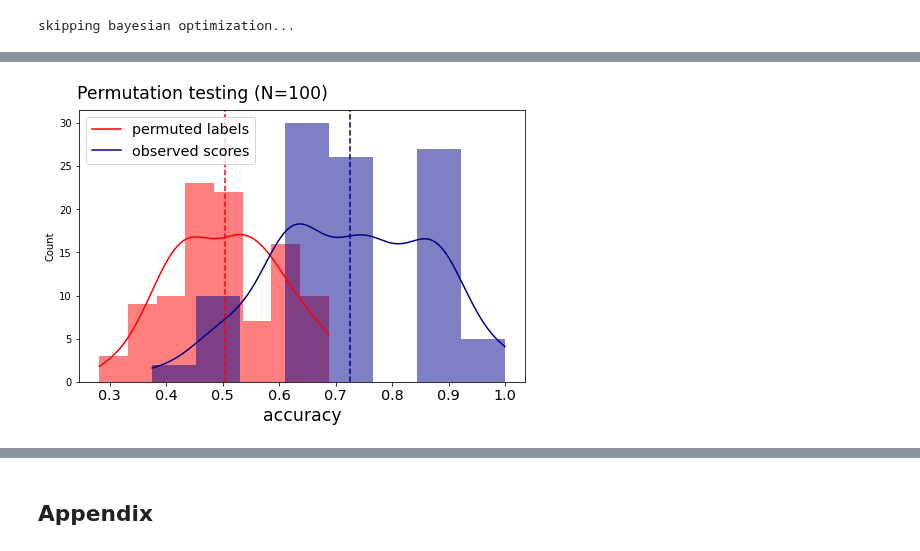
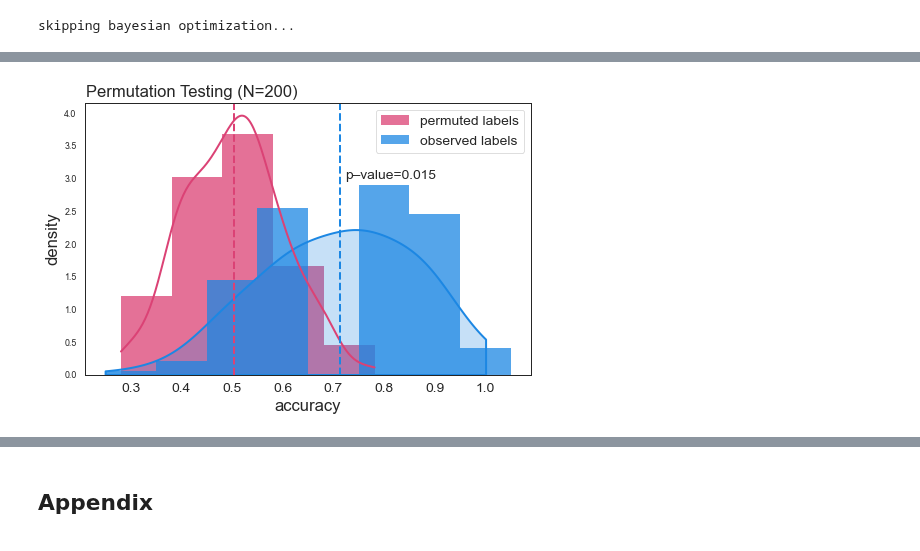
Before and after one commit to morteza/ACNets, a Jupyter notebook: notebooks/1 Connectivity Classifier.ipynb, the cells around one changed output, grey strips where cells are left out. Saved outputs shown, nothing was run; the diff lists cells and outputs as text; code cells hidden in the pictures.

```diff
--- a/notebooks/1 Connectivity Classifier.ipynb
+++ b/notebooks/1 Connectivity Classifier.ipynb
@@ -183,7 +193,7 @@ best estimator: Pipeline(steps=[('connectivity',
 # PLOT MODEL PERFORMANCE
 
 def _create_label(params):
-    return f'$\\bf{{{params[0]}}}$\n{params[1]}'.replace('_', '\\_')
+    return f'$\\bf{{{params[0]}}}$\n{params[1]}'.replace('_2mm', '').replace('_','\\_')
 
 
 def plot_scores(grid, X=None, y=None, plot_chance=True, n_subjects=32):
@@ -231,8 +241,7 @@ def plot_scores(grid, X=None, y=None, plot_chance=True, n_subjects=32):
     plt.suptitle(f'classification {grid.scoring} (validation set)', fontsize='xx-large', y=.95)
     plt.grid(axis='y')
 
-
-
+sns.set('paper', 'ticks')
 plot_scores(grid, X, y)
 plt.show()
 # %% [output]
@@ -332,37 +343,43 @@ sns.stripplot(x="cv_test_score", y="label", data=scores,
+# %%
+# PERMUTATION TESTING (SHUFFLE Y)
+
+from sklearn.model_selection import permutation_test_score
+
+_, perm_scores, pvalue = permutation_test_score(grid.best_estimator_, X, y,
+                                                scoring='accuracy',
+                                                n_permutations=200,
+                                                cv=4,
+                                                n_jobs=-1, verbose=1)
+
+cv_scores = cross_val_score(grid.best_estimator_, X, y,
+                            cv=StratifiedShuffleSplit(n_splits=200, test_size=8),
+                            scoring='accuracy', n_jobs=-1)
 # %%
-# PERMUTATION TESTING (SHUFFLE Y)
-
-from sklearn.model_selection import permutation_test_score
-
-_, perm_scores, pvalue = permutation_test_score(grid.best_estimator_, X, y,
-                                                scoring='accuracy',
-                                                n_permutations=100,
-                                                cv=4,
-                                                n_jobs=-1, verbose=1)
-
-cv_scores = cross_val_score(grid.best_estimator_, X, y,
-                            cv=StratifiedShuffleSplit(n_splits=100, test_size=8),
-                            scoring='accuracy', n_jobs=-1)
-
 
 # Now plot permuted scores along with the cross-validated scores
 
+sns.set('paper','white')
 _, ax = plt.subplots(figsize=(8,5))
 
 # permutation scores
-sns.histplot(perm_scores, kde=True, ax=ax, color='red', lw=0)
-ax.axvline(perm_scores.mean(), color='red', ls='--', label='_nolegend_')
+sns.histplot(perm_scores, ax=ax, color=(.86, .26, .46), lw=0, binwidth=.1, stat='density', label='permuted labels',)
+sns.kdeplot(perm_scores, ax=ax, color=(.86, .26, .46), lw=2, cut=0)
+ax.axvline(perm_scores.mean(), color=(.86, .26, .46), ls='--', lw=2)
 
 # observation scores
-sns.histplot(cv_scores, kde=True, ax=ax, color='darkblue', lw=0)
-ax.axvline(cv_scores.mean(), color='darkblue', ls='--', label='_nolegend_')
+sns.histplot(cv_scores, ax=ax, color=(.11, .53, .89), lw=0, binwidth=.1, stat='density',  label='observed labels')
+g = sns.kdeplot(cv_scores, ax=ax, color=(.11, .53, .89), lw=2, fill=True, cut=0, bw_method=.5)
+ax.axvline(cv_scores.mean(), color=(.11, .53, .89), ls='--', lw=2)
 
 # tweaks
 plt.xlabel('accuracy', fontsize='xx-large')
+plt.ylabel('density', fontsize='xx-large')
 plt.xticks(fontsize='x-large')
 
-plt.suptitle(f'Permutation testing (N={len(perm_scores)})', x = .34, y=.95, fontsize='xx-large')
-plt.legend(['permuted labels', 'observed scores'], loc='upper left', fontsize='x-large')
+plt.suptitle(f'Permutation Testing (N={len(perm_scores)})', x = .31, y=.93, fontsize='xx-large')
+plt.legend(loc='upper right', fontsize='x-large')
+
+plt.text(cv_scores.mean() + .01,  3, f'p–value={pvalue:.3f}', fontsize='x-large')
 
 plt.show()
 # %% [output]
@@ -372,4 +386,4 @@ plt.show()
-[figure, old version]
+[figure, new version]
 # %%
 # FEATURE IMPORTANCE (SHUFFLE X)
 
```
Also changed, not shown: parts of 13 cells of this notebook.
